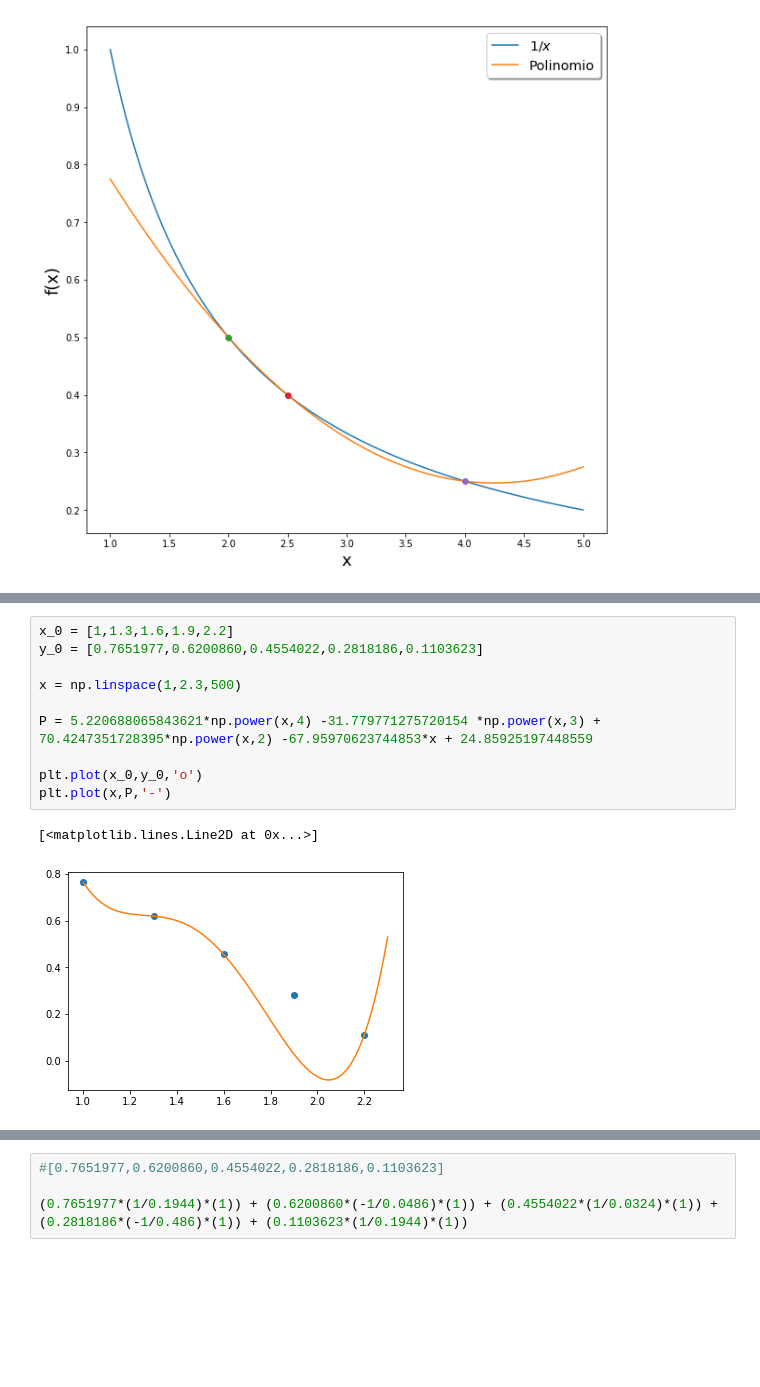
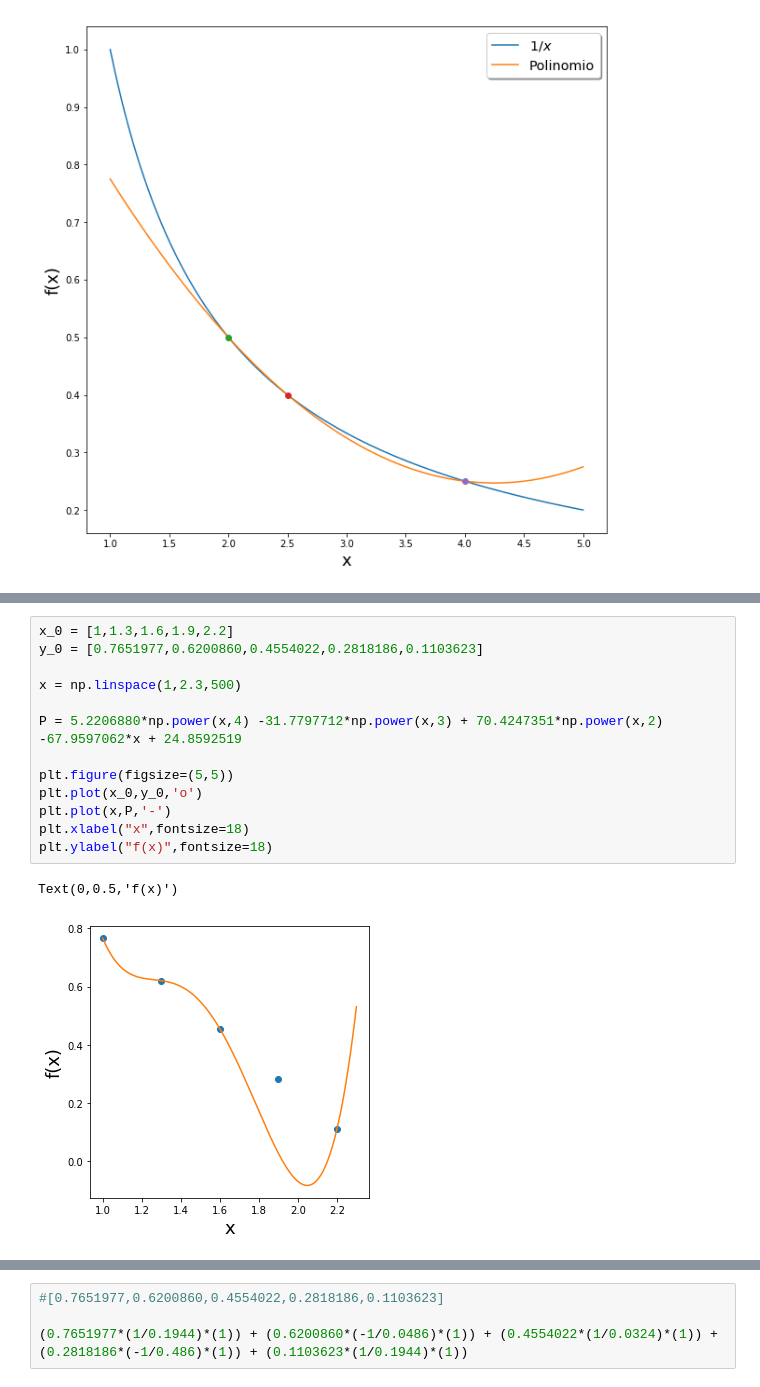
Before and after one commit to Oscar2401/M-todos-Num-ricos, a Jupyter notebook: semana_2/clase_1_interpolacion.ipynb, the cells around one changed output, grey strips where cells are left out. Saved outputs shown, nothing was run; the diff lists cells and outputs as text; blank space fills up the shorter version.

```diff
--- a/semana_2/clase_1_interpolacion.ipynb
+++ b/semana_2/clase_1_interpolacion.ipynb
@@ -72,13 +86,16 @@ plt.plot(x,P,'-')
 # %%
 x_0 = [1,1.3,1.6,1.9,2.2]
 y_0 = [0.7651977,0.6200860,0.4554022,0.2818186,0.1103623]
 
 x = np.linspace(1,2.3,500)
 
-P = 5.220688065843621*np.power(x,4) -31.779771275720154 *np.power(x,3) + 70.4247351728395*np.power(x,2) -67.95970623744853*x + 24.85925197448559
+P = 5.2206880*np.power(x,4) -31.7797712*np.power(x,3) + 70.4247351*np.power(x,2) -67.9597062*x + 24.8592519
 
+plt.figure(figsize=(5,5))
 plt.plot(x_0,y_0,'o')
 plt.plot(x,P,'-')
+plt.xlabel("x",fontsize=18)
+plt.ylabel("f(x)",fontsize=18)
 # %% [output]
-[<matplotlib.lines.Line2D at 0x...>]
+Text(0,0.5,'f(x)')
-[figure, old version]
+[figure, new version]
```
Also changed, not shown: parts of 7 cells of this notebook, 5 other files.
